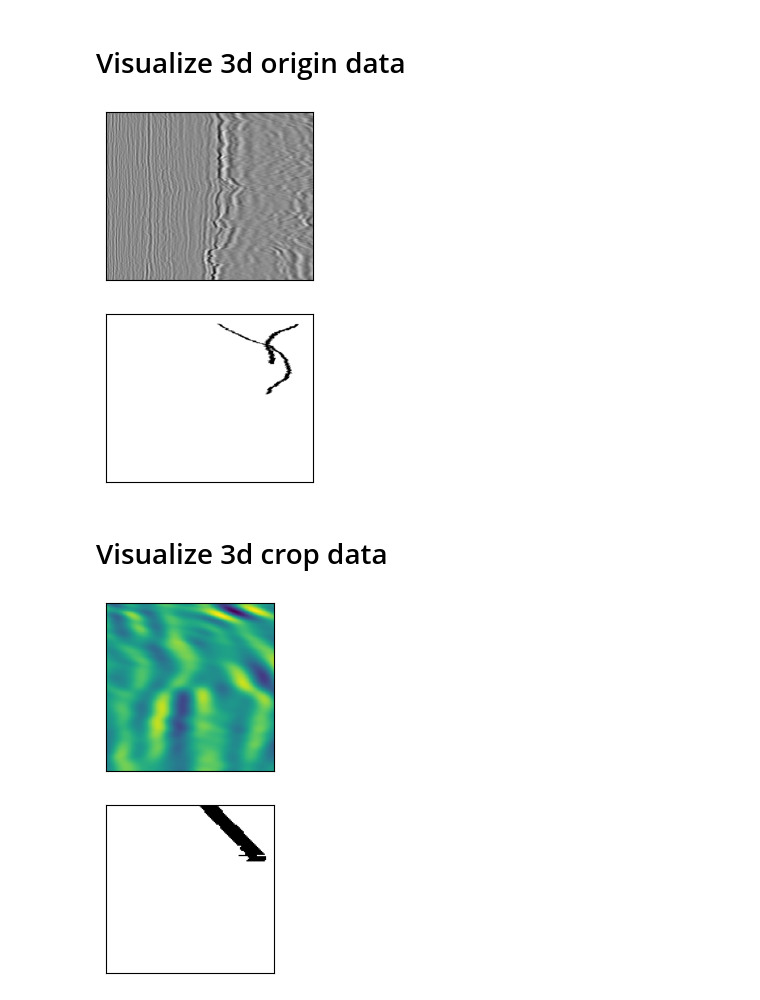
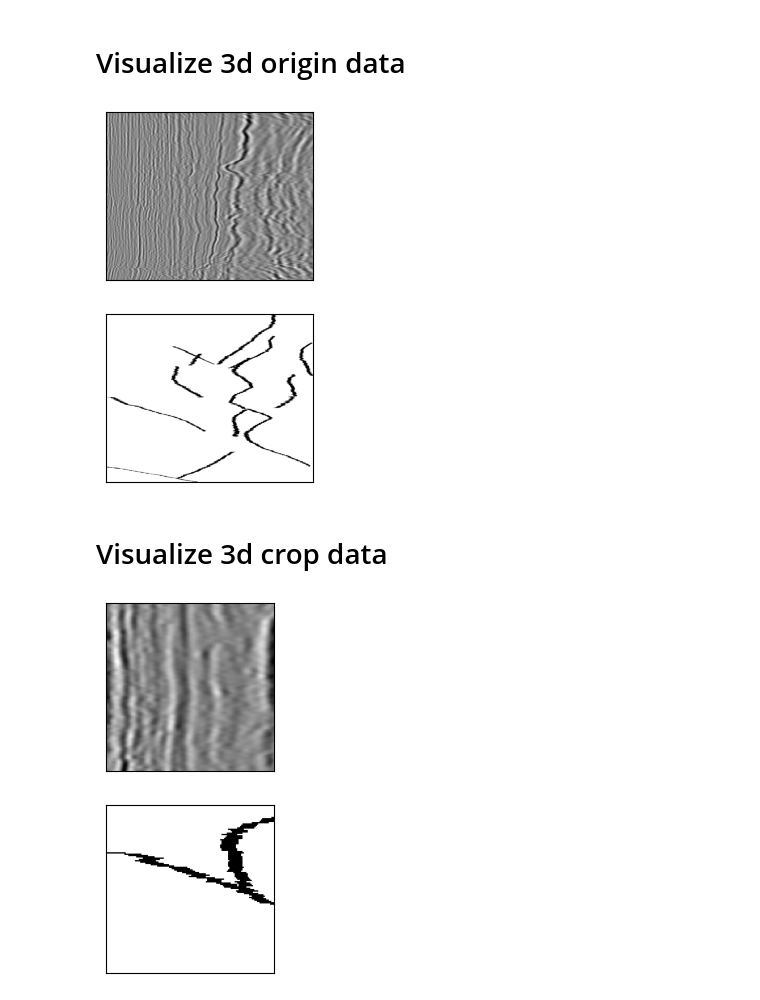
Before and after one commit to Kinlyran/Fault_Recong_zzr, a Jupyter notebook: data_explore.ipynb, the cells around one changed output. Drawn from its saved outputs; the diff is of its cells as text; code cells hidden in the pictures.

```diff
--- a/data_explore.ipynb
+++ b/data_explore.ipynb
@@ -14,7 +14,7 @@ root_path = "/home/zhangzr/FaultRecongnition/Fault_data/real_labeled_data"
 ori_seis = segyio.tools.cube(os.path.join(root_path, 'mig_fill.sgy'))
 ori_label = segyio.tools.cube(os.path.join(root_path, 'label_fill.sgy'))
 # %%
-slice_id = 80
+slice_id = 400
 plt.subplot(2,1,1)
 fig = plt.imshow(ori_seis[:,slice_id,:], cmap='binary')
 fig.axes.xaxis.set_visible(False)
@@ -25,28 +25,27 @@ fig.axes.xaxis.set_visible(False)
 fig.axes.yaxis.set_visible(False)
 plt.show()
 # %% [output]
-[figure, old version]
+[figure, new version]
 # %% [markdown]
 # Visualize 3d crop data
 # %%
 scr_root_path = os.path.join(root_path, 'crop')
 data_split = 'train'
 data_lst = os.listdir(os.path.join(scr_root_path, data_split))
-index = 1
+index = 2
 with h5py.File(os.path.join(scr_root_path, data_split, data_lst[index]), 'r') as f:
     seis = f['raw'][:]
     label = f['label'][:]
 # %%
-slice_id = 80
+slice_id = 0
 plt.subplot(2,1,1)
-fig = plt.imshow(seis[:,slice_id,:])
+fig = plt.imshow(seis[:,slice_id,:], cmap='binary')
 fig.axes.xaxis.set_visible(False)
 fig.axes.yaxis.set_visible(False)
 plt.subplot(2,1,2)
-# print(label[:,slice_id,:])
 fig = plt.imshow(label[:,slice_id,:], cmap='binary')
 fig.axes.xaxis.set_visible(False)
 fig.axes.yaxis.set_visible(False)
 plt.show()
 # %% [output]
-[figure, old version]
+[figure, new version]
```
Also changed, not shown: 3 other files.
